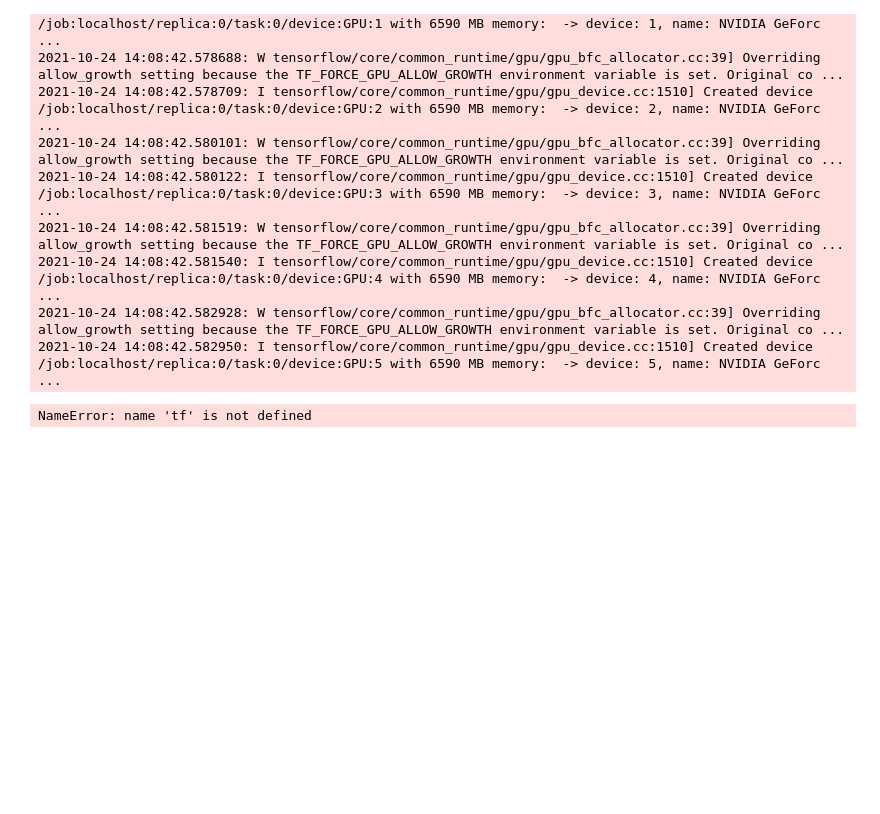
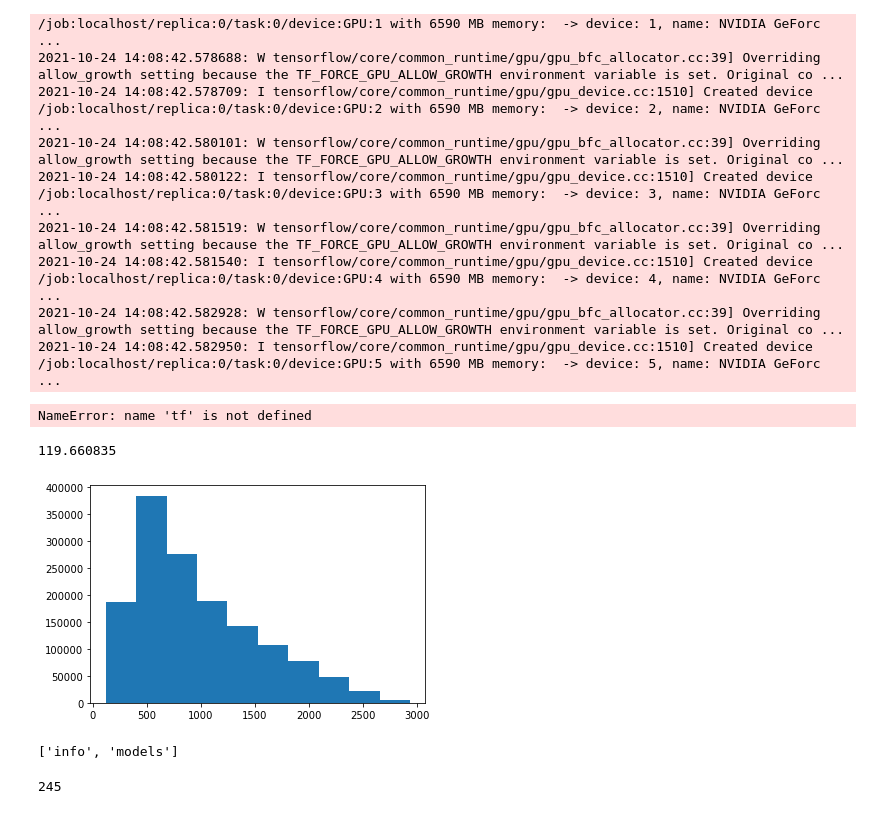
Before and after one commit to hawaii-ai/GalacticCosmicRays, a Jupyter notebook: notebooks/preprocess_training_data.ipynb, the cells around one changed output. Saved outputs shown, nothing was run; the diff lists cells and outputs as text; code cells hidden in the pictures; blank space fills up the shorter version.

```diff
--- a/notebooks/preprocess_training_data.ipynb
+++ b/notebooks/preprocess_training_data.ipynb
@@ -90,3 +118,26 @@ To enable them in other operations, rebuild TensorFlow with the appropriate comp
 2021-10-24 14:08:42.582928: W tensorflow/core/common_runtime/gpu/gpu_bfc_allocator.cc:39] Overriding allow_growth setting because the TF_FORCE_GPU_ALLOW_GROWTH environment variable is set. Original co ...
 2021-10-24 14:08:42.582950: I tensorflow/core/common_runtime/gpu/gpu_device.cc:1510] Created device /job:localhost/replica:0/task:0/device:GPU:5 with 6590 MB memory:  -> device: 5, name: NVIDIA GeForc ...
 NameError: name 'tf' is not defined
+# %%
+import matplotlib.pyplot as plt
+plt.hist(Y[:, 10])
+Y[:, 10].min()
+# %% [output]
+119.660835
+[figure, added]
+# %%
+f = '/mnt/lts/nfs_fs02/sadow_lab/personal/psadow/corti/data/data.hdf5'
+with h5py.File(f) as h5:
+    print([k for k in h5.keys()])
+    info = h5['info'][:]
+    models = h5['models'][:10]
+# %% [output]
+['info', 'models']
+# %%
+for x in info[0]:
+    #print()
+    pass
+
+len(info[0][-2])
+# %% [output]
+245
```
Also changed, not shown: parts of 6 cells of this notebook, 12 other files.
